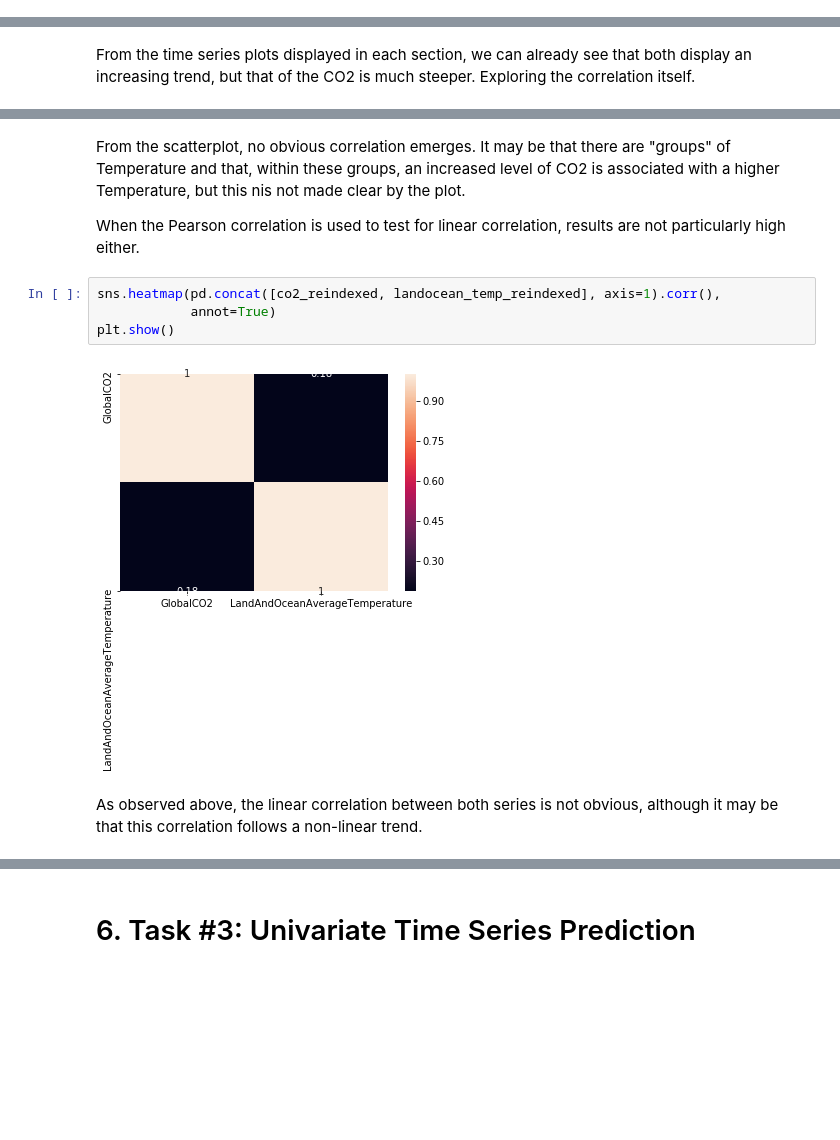
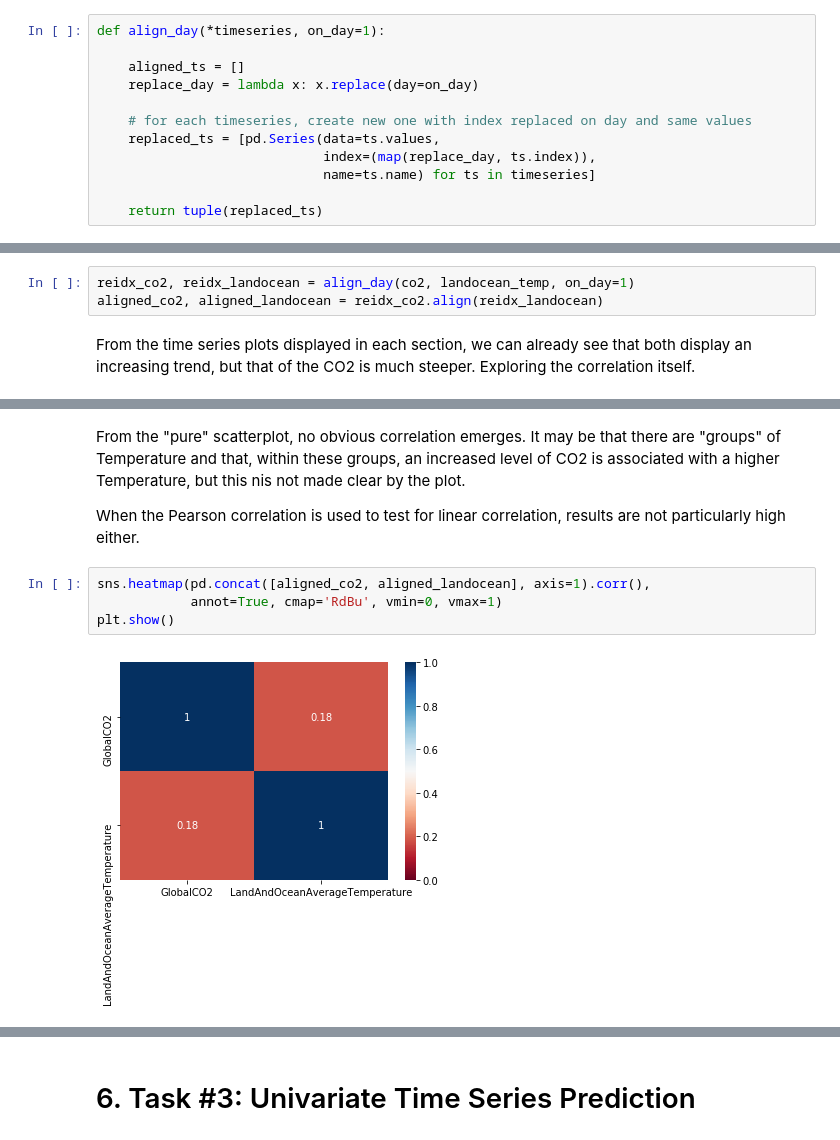
Before and after one commit to alvarocapelo/time-series-analysis, a Jupyter notebook: global-temperature/global-temperature-analysis.ipynb, the cells around one changed output, grey strips where cells are left out. Saved outputs shown, nothing was run; the diff lists cells and outputs as text; blank space fills up the shorter version.

Commit message:
Correlation observations.

```diff
--- a/global-temperature/global-temperature-analysis.ipynb
+++ b/global-temperature/global-temperature-analysis.ipynb
@@ -248,6 +248,18 @@ def plot_acf_pacf(timeseries, nlags=5):
     plt.show()
 
     return None
+# %%
+def align_day(*timeseries, on_day=1):
+
+    aligned_ts = []
+    replace_day = lambda x: x.replace(day=on_day)
+
+    # for each timeseries, create new one with index replaced on day and same values
+    replaced_ts = [pd.Series(data=ts.values,
+                             index=(map(replace_day, ts.index)),
+                             name=ts.name) for ts in timeseries]
+
+    return tuple(replaced_ts)
 # %%
 def mean_absolute_percentage_error(y_true, y_predicted):
     """Utility function to compute Mean Absolutte Percentage Error"""
@@ -714,3 +719,6 @@ landocean_temp_reindexed = landocean_temp['1850':'2014']
+# %%
+reidx_co2, reidx_landocean = align_day(co2, landocean_temp, on_day=1)
+aligned_co2, aligned_landocean = reidx_co2.align(reidx_landocean)
 # %% [markdown]
 From the time series plots displayed in each section, we can already see that both display an increasing trend, but that of the CO2 is much steeper. Exploring the correlation itself.
 # %%
@@ -721,14 +729,12 @@ plt.show()
 # %% [output]
 [figure]
 # %% [markdown]
-From the scatterplot, no obvious correlation emerges. It may be that there are "groups" of Temperature and that, within these groups, an increased level of CO2 is associated with a higher Temperature, but this nis not made clear by the plot.
+From the "pure" scatterplot, no obvious correlation emerges. It may be that there are "groups" of Temperature and that, within these groups, an increased level of CO2 is associated with a higher Temperature, but this nis not made clear by the plot.
 
 When the Pearson correlation is used to test for linear correlation, results are not particularly high either.
 # %%
-sns.heatmap(pd.concat([co2_reindexed, landocean_temp_reindexed], axis=1).corr(),
-            annot=True)
+sns.heatmap(pd.concat([aligned_co2, aligned_landocean], axis=1).corr(),
+            annot=True, cmap='RdBu', vmin=0, vmax=1)
 plt.show()
 # %% [output]
-[figure, old version]
+[figure, new version]
-# %% [markdown]
-As observed above, the linear correlation between both series is not obvious, although it may be that this correlation follows a non-linear trend.
```
Also changed, not shown: parts of 7 cells of this notebook.
